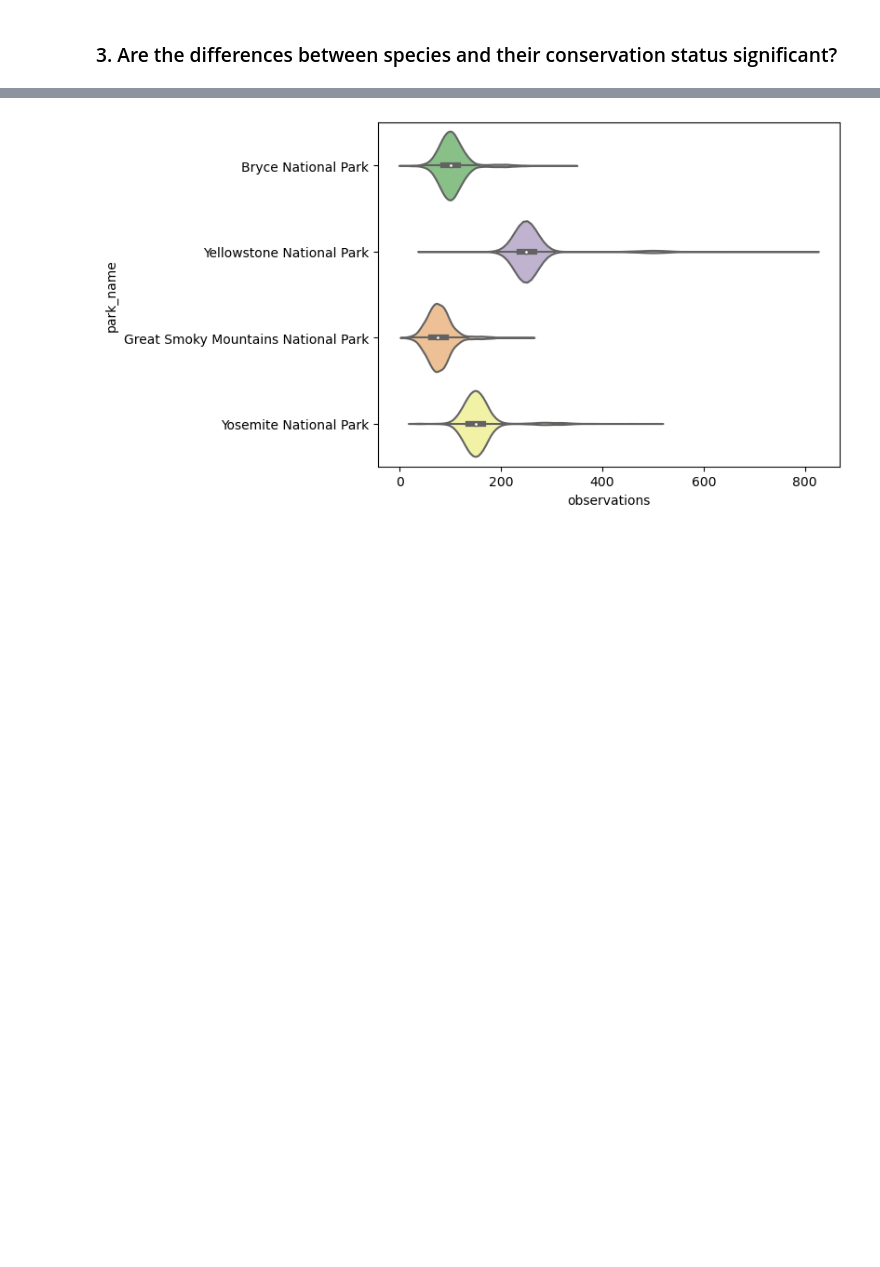
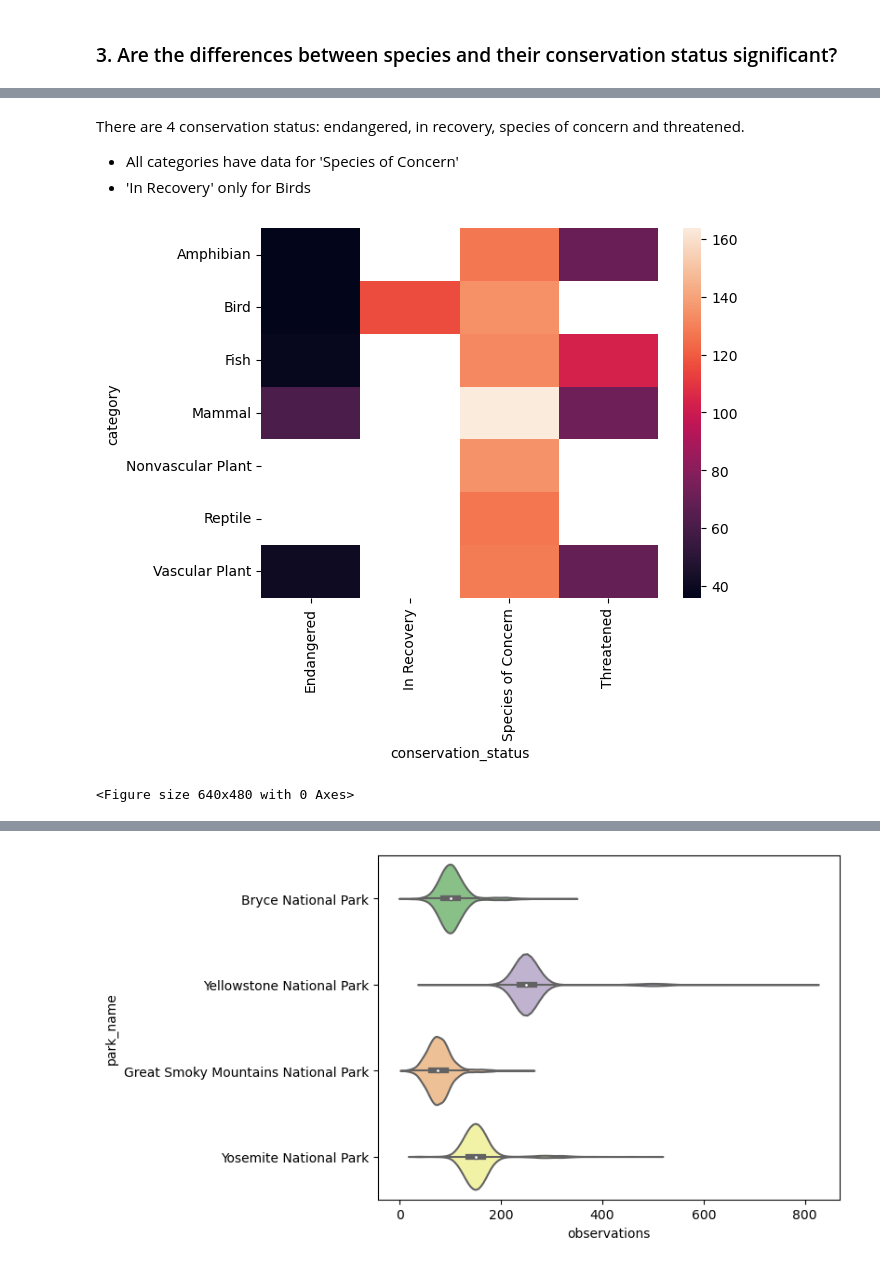
Before and after one commit to cacaprog/learning-projects, a Jupyter notebook: biodiversity/biodiversity.ipynb, the cells around one changed output, grey strips where cells are left out. Saved outputs shown, nothing was run; the diff lists cells and outputs as text; code cells hidden in the pictures; blank space fills up the shorter version.

```diff
--- a/biodiversity/biodiversity.ipynb
+++ b/biodiversity/biodiversity.ipynb
@@ -394,0 +406,4 @@ memory usage: 1.2+ MB
+# %%
+# Let´s make a pivot table
+pivot_table = species_df.pivot_table(index='category', columns='conservation_status', values='observations', aggfunc='mean')
+print(pivot_table)
@@ -394,0 +420,12 @@ memory usage: 1.2+ MB
+# %% [markdown]
+There are 4 conservation status: endangered, in recovery, species of concern and threatened.
+- All categories have data for 'Species of Concern'
+- 'In Recovery' only for Birds
+# %%
+# Now, create a heatmap to visualize the pivot_table
+sns.heatmap(pivot_table)
+plt.show()
+plt.clf()
+# %% [output]
+[figure, added]
+<Figure size 640x480 with 0 Axes>
```
Also changed, not shown: parts of 46 cells of this notebook.
